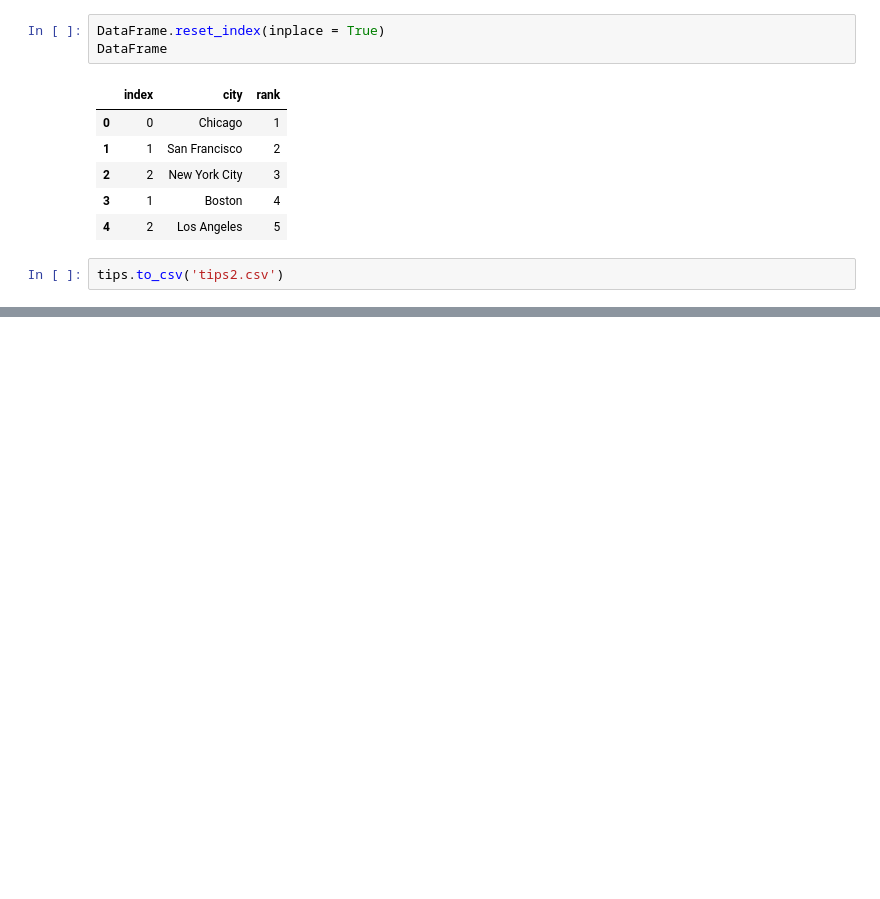
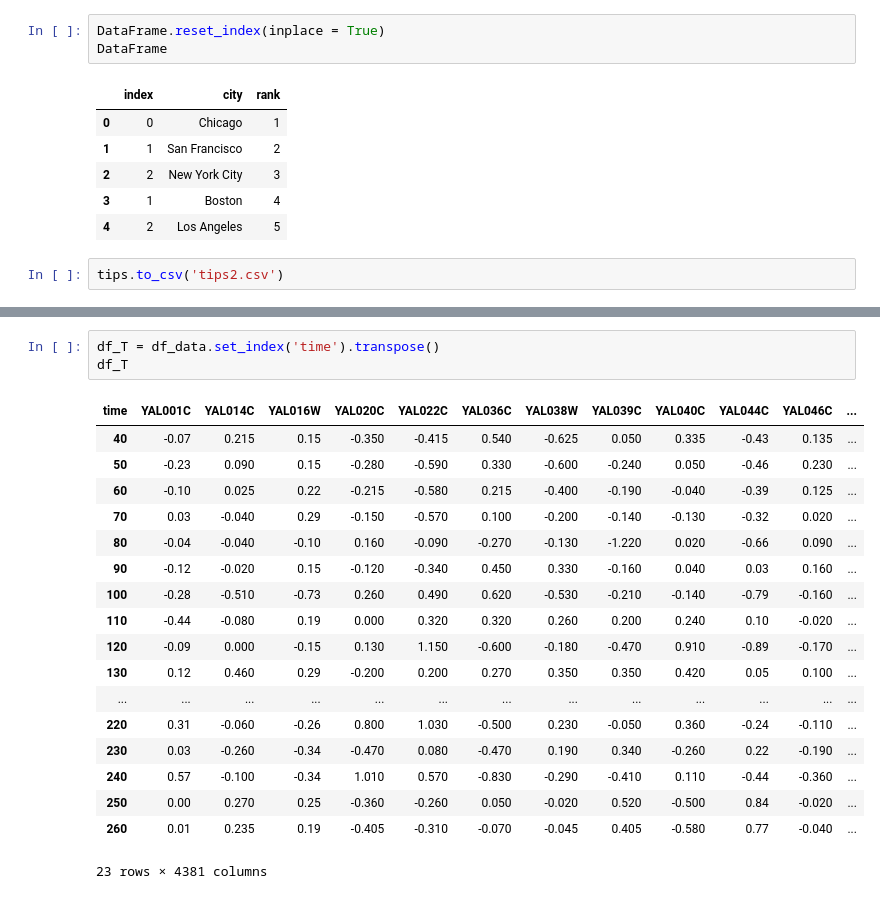
Before and after one commit to leodrivera/Leo_Notebooks, a Jupyter notebook: Semana3/Pandas.ipynb, the cells around one changed output, grey strips where cells are left out. Saved outputs shown, nothing was run; the diff lists cells and outputs as text; blank space fills up the shorter version.

```diff
--- a/Semana3/Pandas.ipynb
+++ b/Semana3/Pandas.ipynb
@@ -237,0 +319,22 @@ tips.to_csv('tips2.csv')
+# %%
+df_T = df_data.set_index('time').transpose()
+df_T
+# %% [output]
+| time | YAL001C | YAL014C | YAL016W | YAL020C | YAL022C | YAL036C | YAL038W | YAL039C | YAL040C | YAL044C | YAL046C | ... |
+| 40 | -0.07 | 0.215 | 0.15 | -0.350 | -0.415 | 0.540 | -0.625 | 0.050 | 0.335 | -0.43 | 0.135 | ... |
+| 50 | -0.23 | 0.090 | 0.15 | -0.280 | -0.590 | 0.330 | -0.600 | -0.240 | 0.050 | -0.46 | 0.230 | ... |
+| 60 | -0.10 | 0.025 | 0.22 | -0.215 | -0.580 | 0.215 | -0.400 | -0.190 | -0.040 | -0.39 | 0.125 | ... |
+| 70 | 0.03 | -0.040 | 0.29 | -0.150 | -0.570 | 0.100 | -0.200 | -0.140 | -0.130 | -0.32 | 0.020 | ... |
+| 80 | -0.04 | -0.040 | -0.10 | 0.160 | -0.090 | -0.270 | -0.130 | -1.220 | 0.020 | -0.66 | 0.090 | ... |
+| 90 | -0.12 | -0.020 | 0.15 | -0.120 | -0.340 | 0.450 | 0.330 | -0.160 | 0.040 | 0.03 | 0.160 | ... |
+| 100 | -0.28 | -0.510 | -0.73 | 0.260 | 0.490 | 0.620 | -0.530 | -0.210 | -0.140 | -0.79 | -0.160 | ... |
+| 110 | -0.44 | -0.080 | 0.19 | 0.000 | 0.320 | 0.320 | 0.260 | 0.200 | 0.240 | 0.10 | -0.020 | ... |
+| 120 | -0.09 | 0.000 | -0.15 | 0.130 | 1.150 | -0.600 | -0.180 | -0.470 | 0.910 | -0.89 | -0.170 | ... |
+| 130 | 0.12 | 0.460 | 0.29 | -0.200 | 0.200 | 0.270 | 0.350 | 0.350 | 0.420 | 0.05 | 0.100 | ... |
+| ... | ... | ... | ... | ... | ... | ... | ... | ... | ... | ... | ... | ... |
+| 220 | 0.31 | -0.060 | -0.26 | 0.800 | 1.030 | -0.500 | 0.230 | -0.050 | 0.360 | -0.24 | -0.110 | ... |
+| 230 | 0.03 | -0.260 | -0.34 | -0.470 | 0.080 | -0.470 | 0.190 | 0.340 | -0.260 | 0.22 | -0.190 | ... |
+| 240 | 0.57 | -0.100 | -0.34 | 1.010 | 0.570 | -0.830 | -0.290 | -0.410 | 0.110 | -0.44 | -0.360 | ... |
+| 250 | 0.00 | 0.270 | 0.25 | -0.360 | -0.260 | 0.050 | -0.020 | 0.520 | -0.500 | 0.84 | -0.020 | ... |
+| 260 | 0.01 | 0.235 | 0.19 | -0.405 | -0.310 | -0.070 | -0.045 | 0.405 | -0.580 | 0.77 | -0.040 | ... |
+23 rows × 4381 columns
```
Also changed, not shown: parts of 16 cells of this notebook.
